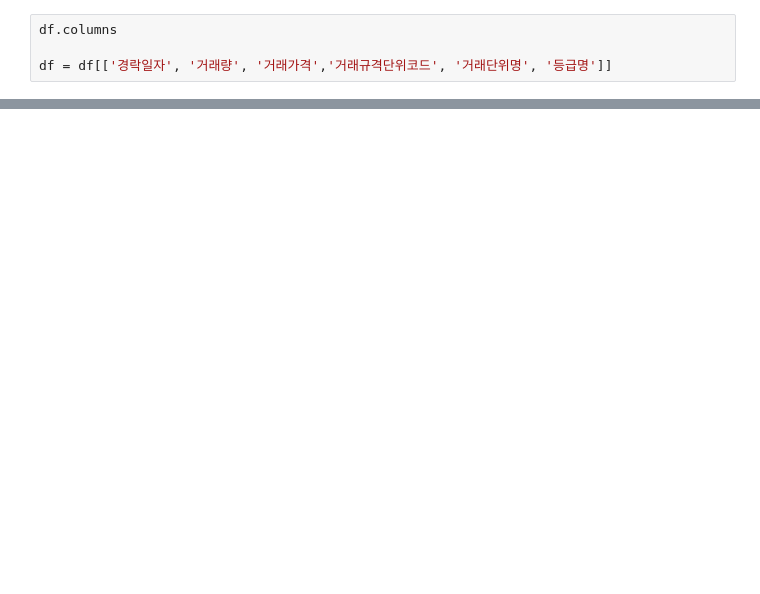
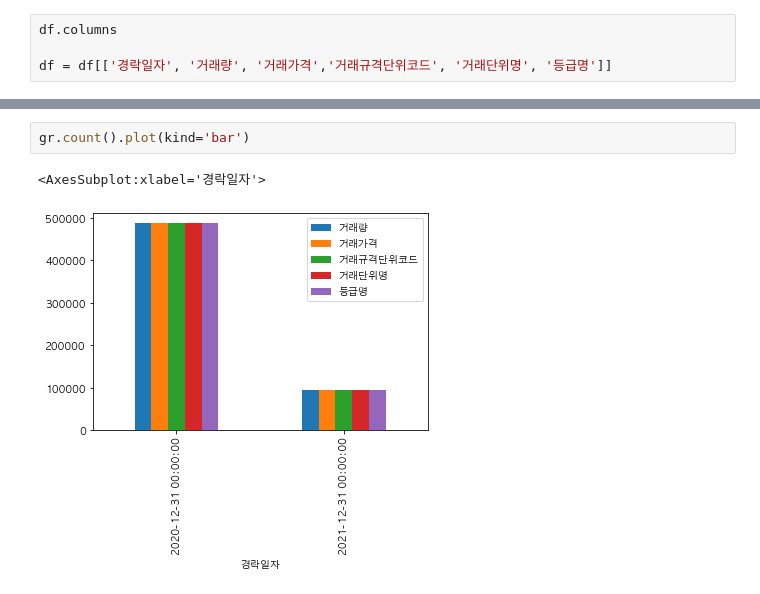
Before and after one commit to Kyeongrok/naver_shopping_ml_model, a Jupyter notebook: public_data/get_auction_prices.ipynb, the cells around one changed output, grey strips where cells are left out. Drawn from its saved outputs; the diff is of its cells as text; blank space fills up the shorter version.

```diff
--- a/public_data/get_auction_prices.ipynb
+++ b/public_data/get_auction_prices.ipynb
@@ -83,0 +73,5 @@ gr.mean()
+# %%
+gr.count().plot(kind='bar')
+# %% [output]
+<AxesSubplot:xlabel='경락일자'>
+[figure, added]
```
Also changed, not shown: parts of 6 cells of this notebook, 3 other files.
